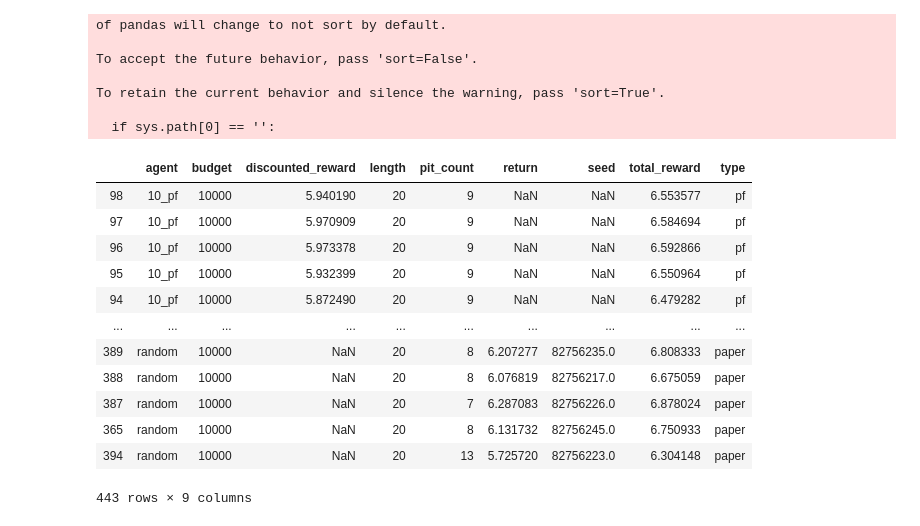
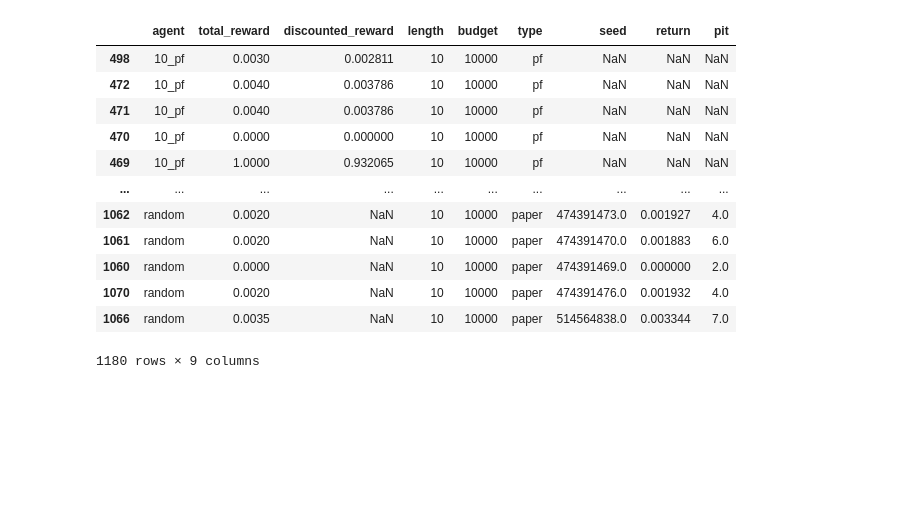
Before and after one commit to amarildolikmeta/alphazero_singleplayer, a Jupyter notebook: notebooks/Plot.ipynb, the cells around one changed output. Saved outputs shown, nothing was run; the diff lists cells and outputs as text; code cells hidden in the pictures; blank space fills up the shorter version.

```diff
--- a/notebooks/Plot.ipynb
+++ b/notebooks/Plot.ipynb
@@ -56,40 +52,33 @@ df_dpw
 # %%
-df2 = pd.read_csv("{}/paper_{}/data.csv".format(env,budget))
+df2 = pd.read_csv("../data/{}/paper_{}/data.csv".format(env,budget))
 df2 = df2[~df2.agent.isin(['agent'])].apply(pd.to_numeric, errors='ignore')
 df2 = df2.sort_values(by="agent")
 df2['type'] = ["paper"]*df2.shape[0]
 
 #dfs = [df2.copy(deep=True) for _ in range(len(particles))]
 
 #for i in range(len(particles)):
 #    dfs[i]['Particles'] = [particles[i]] * dfs[i].shape[0]
 
 
 df3 = pd.concat([df, df2, df_dpw], ignore_index=True)
 df3 = df3.sort_values(by="agent")
 
 df3
 # %% [output]
+|  | agent | total_reward | discounted_reward | length | budget | type | seed | return | pit |
+| 498 | 10_pf | 0.0030 | 0.002811 | 10 | 10000 | pf | NaN | NaN | NaN |
+| 472 | 10_pf | 0.0040 | 0.003786 | 10 | 10000 | pf | NaN | NaN | NaN |
+| 471 | 10_pf | 0.0040 | 0.003786 | 10 | 10000 | pf | NaN | NaN | NaN |
+| 470 | 10_pf | 0.0000 | 0.000000 | 10 | 10000 | pf | NaN | NaN | NaN |
+| 469 | 10_pf | 1.0000 | 0.932065 | 10 | 10000 | pf | NaN | NaN | NaN |
+| ... | ... | ... | ... | ... | ... | ... | ... | ... | ... |
+| 1062 | random | 0.0020 | NaN | 10 | 10000 | paper | 474391473.0 | 0.001927 | 4.0 |
+| 1061 | random | 0.0020 | NaN | 10 | 10000 | paper | 474391470.0 | 0.001883 | 6.0 |
+| 1060 | random | 0.0000 | NaN | 10 | 10000 | paper | 474391469.0 | 0.000000 | 2.0 |
+| 1070 | random | 0.0020 | NaN | 10 | 10000 | paper | 474391476.0 | 0.001932 | 4.0 |
+| 1066 | random | 0.0035 | NaN | 10 | 10000 | paper | 514564838.0 | 0.003344 | 7.0 |
-of pandas will change to not sort by default.
-
-To accept the future behavior, pass 'sort=False'.
-
-To retain the current behavior and silence the warning, pass 'sort=True'.
-
-  if sys.path[0] == '':
+1180 rows × 9 columns
-|  | agent | budget | discounted_reward | length | pit_count | return | seed | total_reward | type |
-| 98 | 10_pf | 10000 | 5.940190 | 20 | 9 | NaN | NaN | 6.553577 | pf |
-| 97 | 10_pf | 10000 | 5.970909 | 20 | 9 | NaN | NaN | 6.584694 | pf |
-| 96 | 10_pf | 10000 | 5.973378 | 20 | 9 | NaN | NaN | 6.592866 | pf |
-| 95 | 10_pf | 10000 | 5.932399 | 20 | 9 | NaN | NaN | 6.550964 | pf |
-| 94 | 10_pf | 10000 | 5.872490 | 20 | 9 | NaN | NaN | 6.479282 | pf |
-| ... | ... | ... | ... | ... | ... | ... | ... | ... | ... |
-| 389 | random | 10000 | NaN | 20 | 8 | 6.207277 | 82756235.0 | 6.808333 | paper |
-| 388 | random | 10000 | NaN | 20 | 8 | 6.076819 | 82756217.0 | 6.675059 | paper |
-| 387 | random | 10000 | NaN | 20 | 7 | 6.287083 | 82756226.0 | 6.878024 | paper |
-| 365 | random | 10000 | NaN | 20 | 8 | 6.131732 | 82756245.0 | 6.750933 | paper |
-| 394 | random | 10000 | NaN | 20 | 13 | 5.725720 | 82756223.0 | 6.304148 | paper |
-443 rows × 9 columns
 # %%
 # print("Reading data from {}".format(data_path))
 # df = pd.read_csv(data_path)
```
Also changed, not shown: parts of 8 cells of this notebook, 17 other files.
